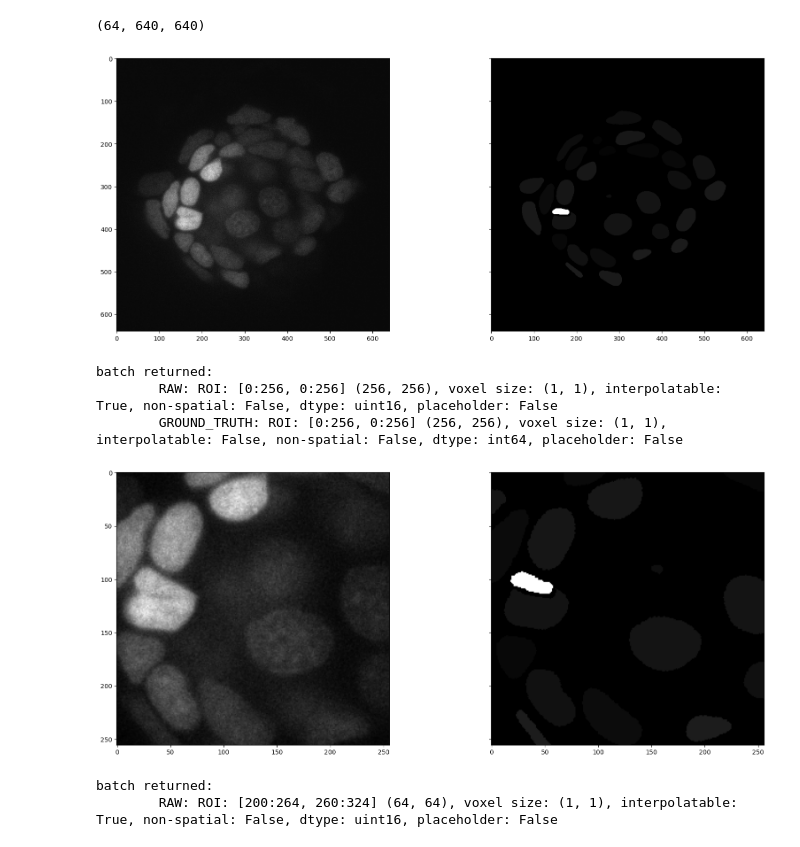
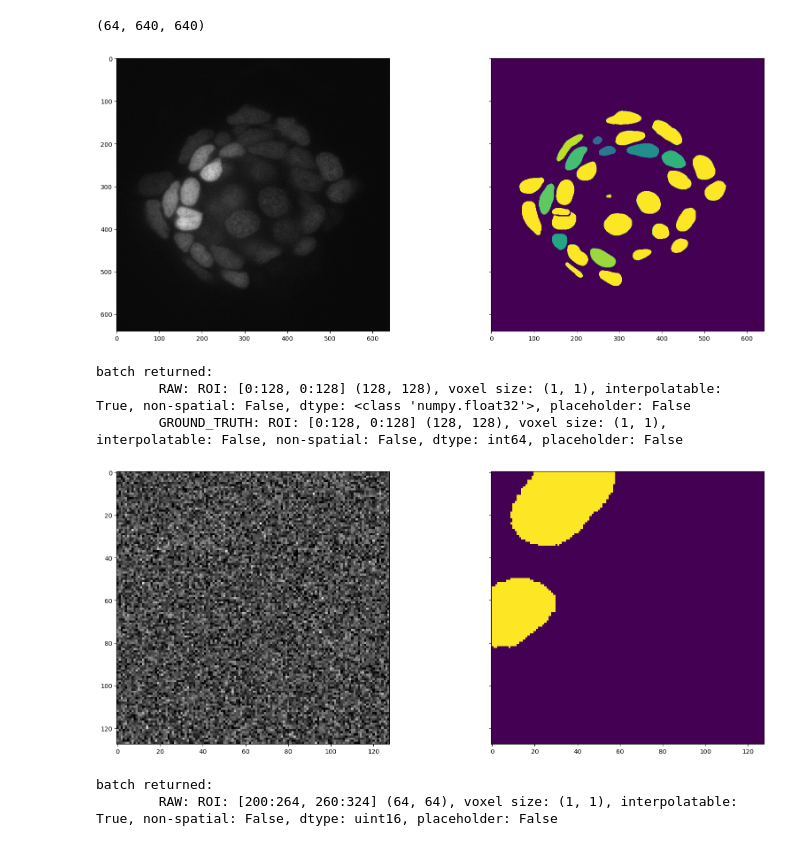
Before and after one commit to stemarcotti/DL_MBL_HACK, a Jupyter notebook: ms_load_files_gunpowder_new.ipynb, the cells around one changed output. Cells and saved outputs as stored; diff of their text form; code cells hidden in the pictures.

Commit message:
augmentations added

```diff
--- a/ms_load_files_gunpowder_new.ipynb
+++ b/ms_load_files_gunpowder_new.ipynb
@@ -57,13 +57,14 @@ def imshow(raw, slice_index=0, ground_truth=None, prediction=None):
     # If ground_truth is provided, display it in the same row
     if ground_truth is not None:
         selected_slice_gt = ground_truth[slice_index, :, :]
-        axes[0][1].imshow(selected_slice_gt, cmap='gray')  # Assuming grayscale ground truth
+
+        axes[0][1].imshow(selected_slice_gt, cmap='viridis',  vmin=0, vmax=20)  # Assuming grayscale ground truth
 
     plt.show()
 # %%
 imshow(f['raw'], ground_truth = f['gt'], slice_index = 30)
 # %% [output]
-[figure, old version]
+[figure, new version]
 # %%
 # Make an array key for the raw data and the ground truth
 raw = gp.ArrayKey('RAW')
@@ -80,42 +82,60 @@ elastic_augment = gp.ElasticAugment(
   control_point_spacing=(20, 20),
   jitter_sigma=(1.0, 1.0),
   rotation_interval=(0, math.pi/2))
+# %%
+normalize = gp.Normalize(raw)
+intensity_augment = gp.IntensityAugment(
+  raw,
+  scale_min=0.8,
+  scale_max=1.2,
+  shift_min=-0.2,
+  shift_max=0.2)
+noise_augment = gp.NoiseAugment(raw)
 # %%
 # Make this 'pipeline' thingy
 source = gp.ZarrSource(
     store_path,
     {
       raw: 'raw',
       gt: 'gt'
     },
     {
       raw: gp.ArraySpec(interpolatable=True,
         voxel_size=(1,1)),
       gt: gp.ArraySpec(interpolatable=False,
         voxel_size=(1,1)),
     })
 
-pipeline = source + random_location + simple_augment + elastic_augment
+# pipeline = source + random_location + simple_augment + elastic_augment + intensity_augment + noise_augment
+pipeline = (
+  source +
+  normalize +
+  random_location +
+  simple_augment +
+  elastic_augment +
+  intensity_augment +
+  noise_augment)
+
 
 # formulate a request for "raw"
 request = gp.BatchRequest()
-request[raw] = gp.Roi((0,0), (256, 256))
-request[gt] = gp.Roi((0,0), (256, 256))
+request[raw] = gp.Roi((0,0), (128, 128))
+request[gt] = gp.Roi((0,0), (128, 128))
 
 # build the pipeline...
 with gp.build(pipeline):
 
     # ...and request a batch
     batch = pipeline.request_batch(request)
 
 # show the content of the batch
 print(f"batch returned: {batch}")
 imshow(batch[raw].data, ground_truth=batch[gt].data, slice_index = 30)
 # %% [output]
 batch returned:
-        RAW: ROI: [0:256, 0:256] (256, 256), voxel size: (1, 1), interpolatable: True, non-spatial: False, dtype: uint16, placeholder: False
-        GROUND_TRUTH: ROI: [0:256, 0:256] (256, 256), voxel size: (1, 1), interpolatable: False, non-spatial: False, dtype: int64, placeholder: False
+        RAW: ROI: [0:128, 0:128] (128, 128), voxel size: (1, 1), interpolatable: True, non-spatial: False, dtype: <class 'numpy.float32'>, placeholder: False
+        GROUND_TRUTH: ROI: [0:128, 0:128] (128, 128), voxel size: (1, 1), interpolatable: False, non-spatial: False, dtype: int64, placeholder: False
-[figure, old version]
+[figure, new version]
 # %%
 # %% [output]
 batch returned:
```
Also changed, not shown: parts of 1 cell of this notebook.
